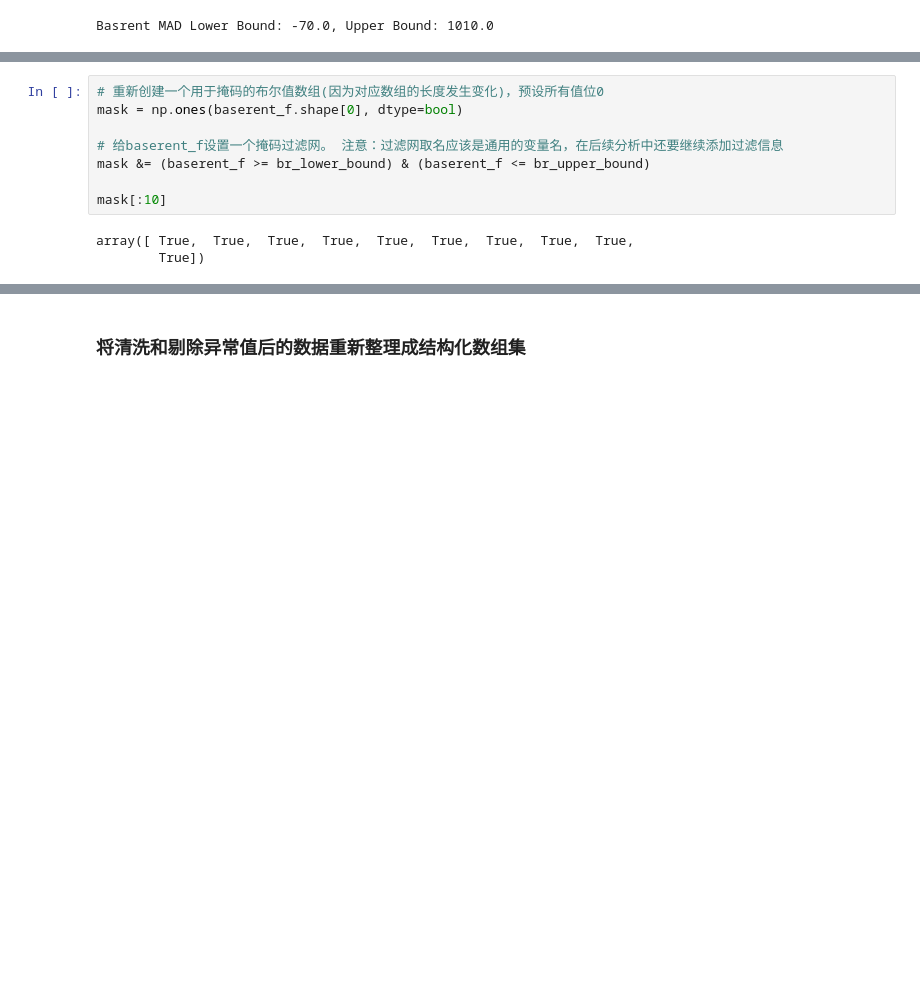
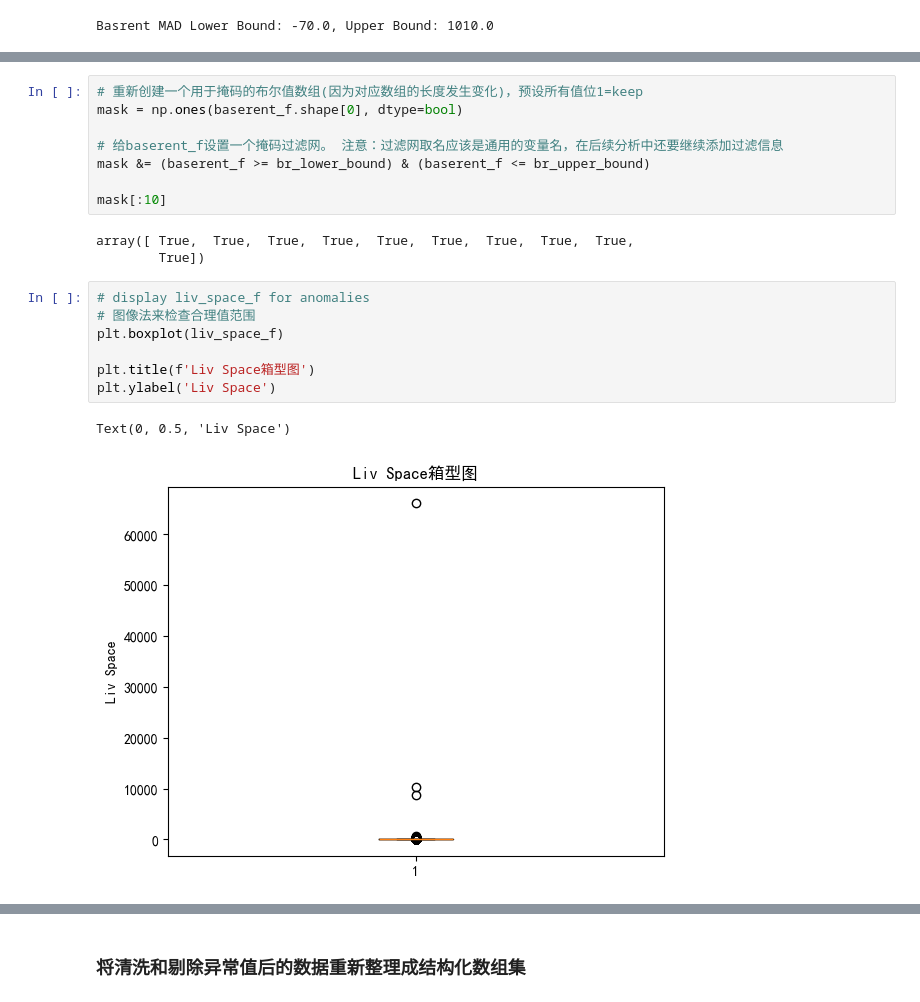
Before and after one commit to dietertao/b_python_dshb_cn, a Jupyter notebook: docs/Chapter02/1.2.ds_projet_np02.ipynb, the cells around one changed output, grey strips where cells are left out. Saved outputs shown, nothing was run; the diff lists cells and outputs as text; blank space fills up the shorter version.

```diff
--- a/docs/Chapter02/1.2.ds_projet_np02.ipynb
+++ b/docs/Chapter02/1.2.ds_projet_np02.ipynb
@@ -519,5 +519,5 @@ Text(0, 0.5, 'Baserent')
 # %%
-# 重新创建一个用于掩码的布尔值数组(因为对应数组的长度发生变化)，预设所有值位0
+# 重新创建一个用于掩码的布尔值数组(因为对应数组的长度发生变化)，预设所有值位1=keep
 mask = np.ones(baserent_f.shape[0], dtype=bool)
 
 # 给baserent_f设置一个掩码过滤网。 注意：过滤网取名应该是通用的变量名，在后续分析中还要继续添加过滤信息
@@ -527,3 +527,13 @@ mask[:10]
 # %% [output]
 array([ True,  True,  True,  True,  True,  True,  True,  True,  True,
         True])
+# %%
+# display liv_space_f for anomalies
+# 图像法来检查合理值范围
+plt.boxplot(liv_space_f)
+
+plt.title(f'Liv Space箱型图')
+plt.ylabel('Liv Space')
+# %% [output]
+Text(0, 0.5, 'Liv Space')
+[figure, added]
```
Also changed, not shown: parts of 40 cells of this notebook.
